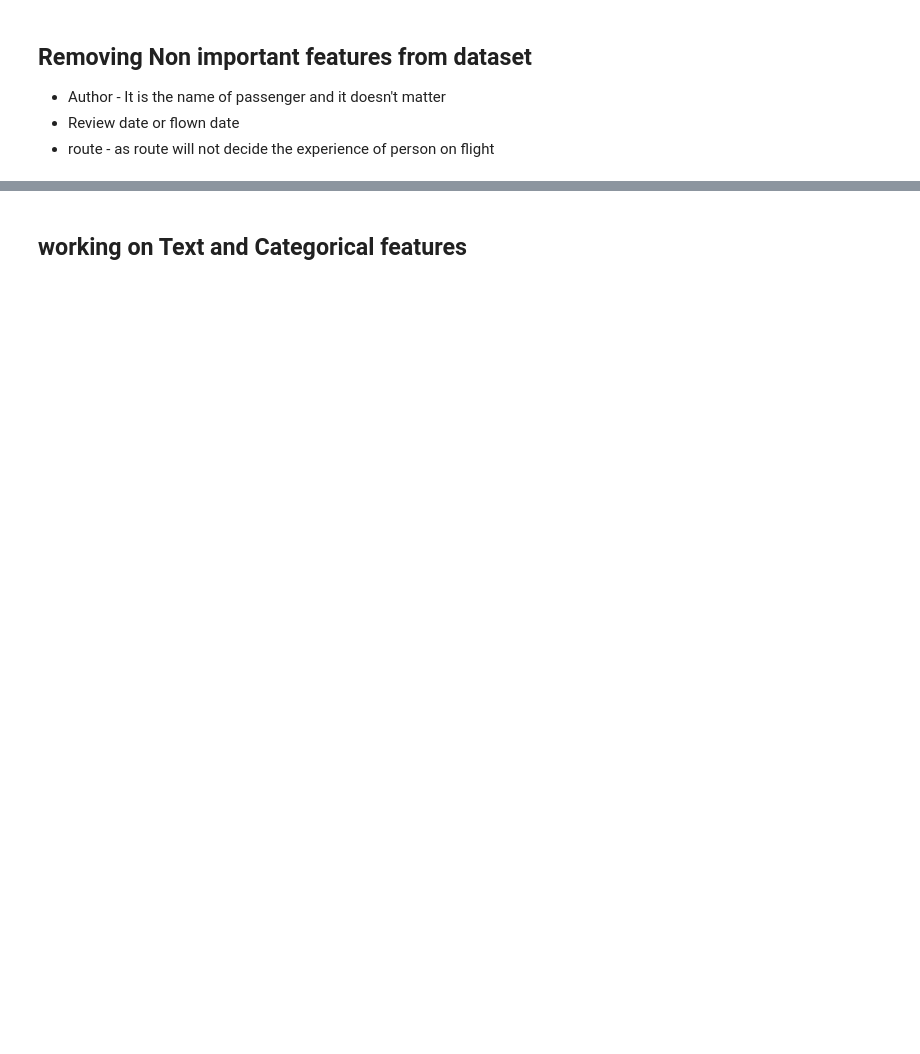
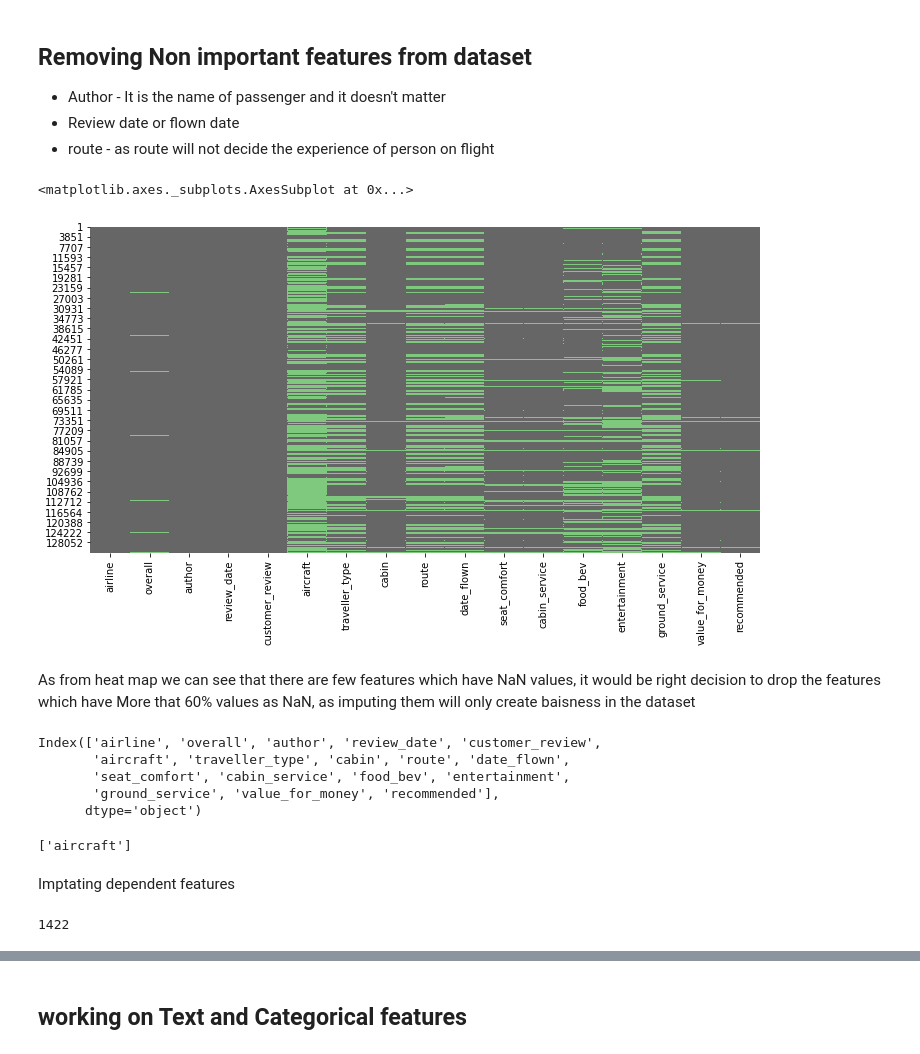
Before and after one commit to rajatpal00/Airline-passenger-referral-prediction, a Jupyter notebook: Rajat_Pal_Capstone_Project_Airline_passenger_referral_prediction_.ipynb, the cells around one changed output, grey strips where cells are left out. Saved outputs shown, nothing was run; the diff lists cells and outputs as text; code cells hidden in the pictures; blank space fills up the shorter version.

```diff
--- a/Rajat_Pal_Capstone_Project_Airline_passenger_referral_prediction_.ipynb
+++ b/Rajat_Pal_Capstone_Project_Airline_passenger_referral_prediction_.ipynb
@@ -131,3 +142,12 @@ Name: recommended, dtype: int64
 * Author - It is the name of passenger and it doesn't matter
 * Review date or flown date
 * route - as route will not decide the experience of person on flight
+# %%
+#ploting heatmap to see NaN values in each features
+plt.figure(figsize=(12,6))
+sns.heatmap(main_df.isna(),cbar=False,cmap='Accent_r')
+# %% [output]
+<matplotlib.axes._subplots.AxesSubplot at 0x...>
+[figure, added]
+# %% [markdown]
+As from heat map we can see that there are few features which have NaN values, it would be right decision to drop the features which have More that 60% values as NaN, as imputing them will only create baisness in the dataset
@@ -133,0 +164,14 @@ Name: recommended, dtype: int64
+# %%
+features= main_df.columns
+features
+# %% [output]
+Index(['airline', 'overall', 'author', 'review_date', 'customer_review',
+       'aircraft', 'traveller_type', 'cabin', 'route', 'date_flown',
+       'seat_comfort', 'cabin_service', 'food_bev', 'entertainment',
+       'ground_service', 'value_for_money', 'recommended'],
+      dtype='object')
+# %%
+droping_features= null_percentage(features)
+droping_features
+# %% [output]
+['aircraft']
@@ -133,0 +180,7 @@ Name: recommended, dtype: int64
+# %% [markdown]
+Imptating dependent features
+# %%
+#no of nan values in recommeded column
+main_df['recommended'].isna().sum()
+# %% [output]
+1422
```
Also changed, not shown: parts of 97 cells of this notebook.
